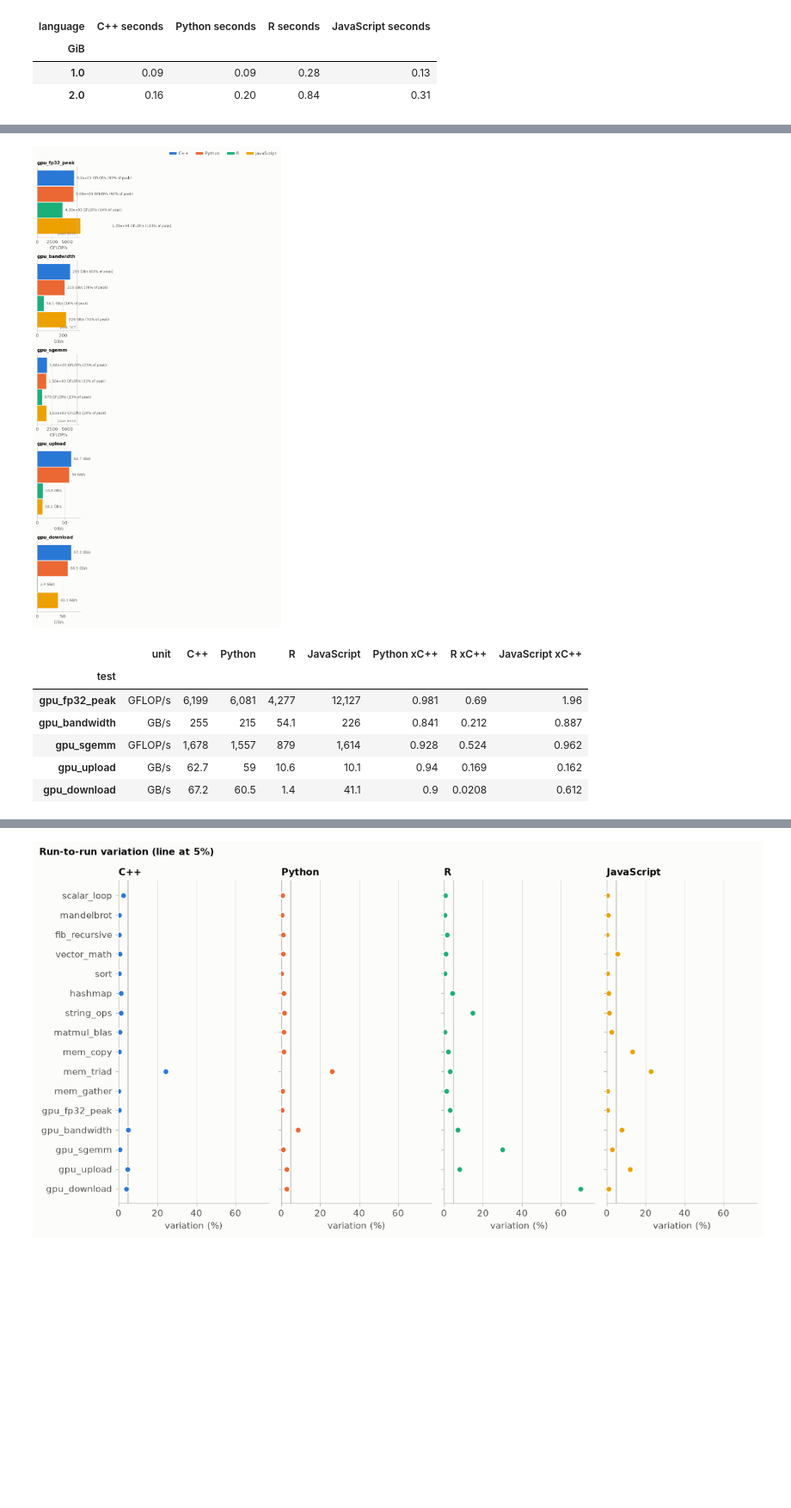
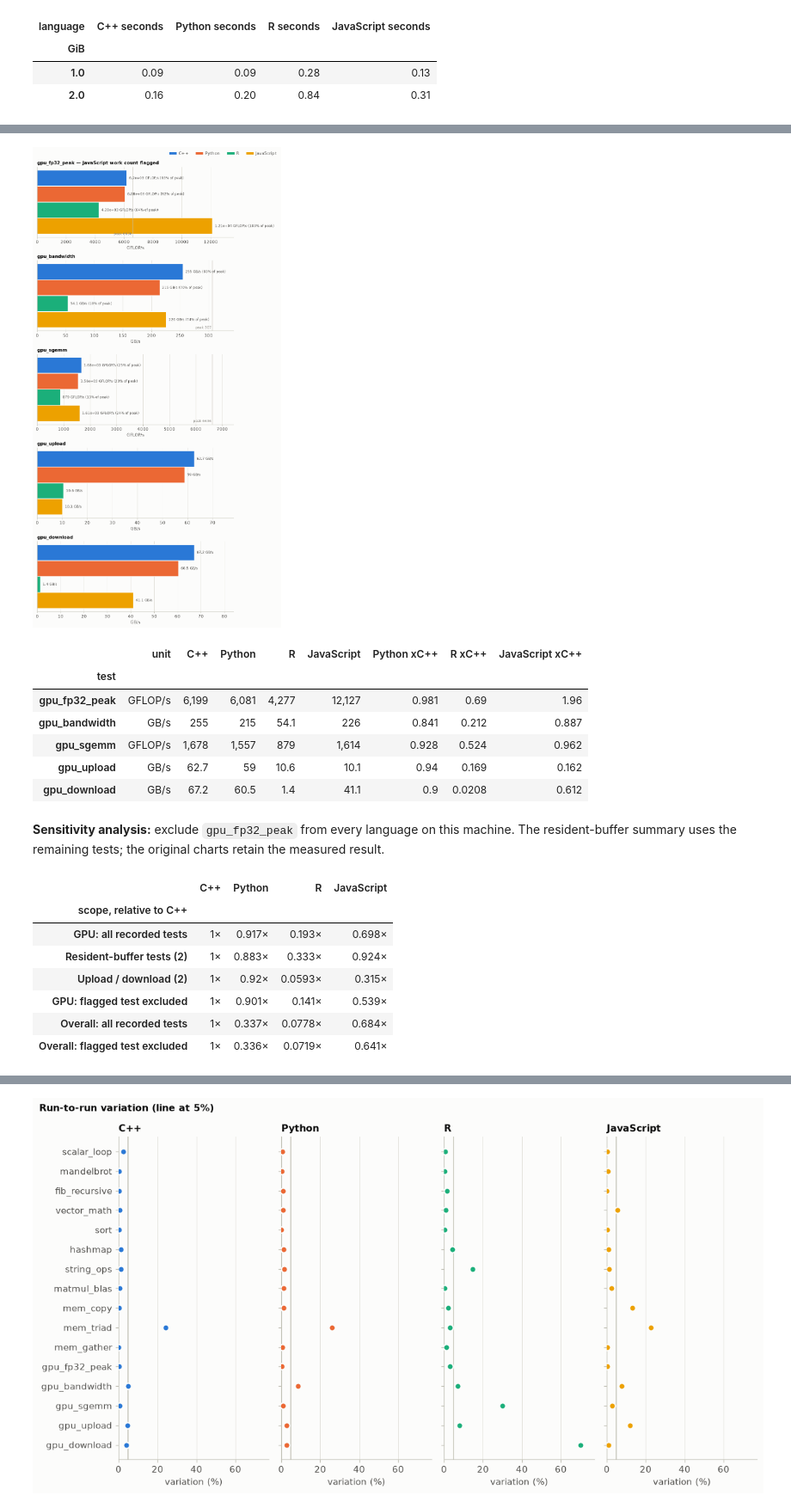
Before and after one commit to melhzy/benchmark, a Jupyter notebook: analysis.ipynb, the cells around one changed output, grey strips where cells are left out. Shown at 86% size. Drawn from its saved outputs; the diff is of its cells as text; code cells hidden in the pictures; blank space fills up the shorter version.

Commit message:
Improve benchmark writing, analysis, and conclusions

```diff
--- a/analysis.ipynb
+++ b/analysis.ipynb
@@ -409,6 +435,15 @@ ax.set_title(f"Score by category, relative to {REF}")
 finish_layout(fig, others); plt.show()
 
 display(scores.rename(index=dict(zip(scores.index, labels))).map(lambda v: f"{v:.3g}x" if np.isfinite(v) else "-"))
+
+# Reuse the page's scope calculation so exclusions and category weights stay consistent.
+from docs.build_page import scope_summary, blas_kind
+flagged_gpu = (SYSTEM.get("os", "").lower().startswith("macos")
+               and "JavaScript" in rate_by and "gpu_fp32_peak" in rate_by.index
+               and np.isfinite(PEAK["gpu_fp32_gflops"])
+               and rate_by.loc["gpu_fp32_peak", "JavaScript"] / 1e9 > 1.05 * PEAK["gpu_fp32_gflops"])
+scope = scope_summary(ratio, test_cat, ["gpu_fp32_peak"] if flagged_gpu else [])
+display(ratio.notna().sum().rename("tests contributing a ratio").to_frame())
 # %% [output]
 [figure]
 | language | C++ | Python | R | JavaScript |
@@ -626,28 +691,44 @@ multiply-adds, so it does about half the arithmetic (its check value differs in
 # %%
 gpu_tests = [t for t in TEST_ORDER if test_cat[t] == "gpu" and t in rate_by.index]
 if not gpu_tests:
     print("No GPU results. Check `skipped` in the table of section 2 (OpenCL driver installed? RUSTICL_ENABLE=radeonsi?).")
 else:
     gpu_langs = [l for l in langs if rate_by.loc[gpu_tests, l].notna().any()]
     missing = [l for l in langs if l not in gpu_langs]
     if missing:
         print("No GPU results for:", ", ".join(missing))
     fig, axes = plt.subplots(len(gpu_tests), 1, figsize=(8, 1.25 * len(gpu_tests) * max(len(gpu_langs), 2) / 2 + 0.6 * len(gpu_tests)),
                              squeeze=False)
     for ax, t in zip(axes.flat, gpu_tests):
         unit = tests_spec.set_index("test").unit[t]
         scale, label = DISPLAY[unit]
         peak = PEAK["gpu_fp32_gflops"] if unit == "FLOP" else (PEAK["gpu_mem_gbs"] if t == "gpu_bandwidth" else None)
         hbar_groups(ax, [t], gpu_langs, lambda _, l: rate_by.loc[t, l] / scale,
                     label_of=lambda _, l, v: f"{v:.3g} {label}" + (f" ({100 * v / peak:.0f}% of peak)" if peak and np.isfinite(peak) else ""))
         if peak is not None and np.isfinite(peak):
             peak_line(ax, peak, f"peak {peak:.0f}")
-            ax.set_xlim(0, peak * 1.08)
-        ax.set_yticks([]); ax.set_title(t); ax.set_xlabel(label)
+            ax.set_xlim(0, max(peak, float(rate_by.loc[t, gpu_langs].max()) / scale) * 1.12)
+        ax.set_yticks([])
+        ax.set_title(t + (" — JavaScript work count flagged" if flagged_gpu and t == "gpu_fp32_peak" else ""))
+        ax.set_xlabel(label)
     finish_layout(fig, gpu_langs); plt.show()
     rate_table(gpu_tests)
+
+profile_rows = {
+    "GPU: all recorded tests": cat_score.loc["gpu"].to_dict() if "gpu" in cat_score.index else {},
+    f"Resident-buffer tests ({len(scope['resident_tests'])})": scope["resident"],
+    f"Upload / download ({len(scope['transfer_tests'])})": scope["transfer"],
+}
+if scope["excluded"]:
+    profile_rows.update({"GPU: flagged test excluded": scope["gpu"],
+                         "Overall: all recorded tests": overall.to_dict(),
+                         "Overall: flagged test excluded": scope["overall"]})
+    display(Markdown("**Sensitivity analysis:** exclude `gpu_fp32_peak` from every language on this machine. "
+                     "The resident-buffer summary uses the remaining tests; the original charts retain the measured result."))
+display(pd.DataFrame(profile_rows).T.reindex(columns=langs).map(
+    lambda v: f"{v:.3g}×" if pd.notna(v) else "—").rename_axis(f"scope, relative to {REF}"))
 # %% [output]
-[figure, old version]
+[figure, new version]
 |  | unit | C++ | Python | R | JavaScript | Python xC++ | R xC++ | JavaScript xC++ |
 | test |  |  |  |  |  |  |  |  |
 | gpu_fp32_peak | GFLOP/s | 6,199 | 6,081 | 4,277 | 12,127 | 0.981 | 0.69 | 1.96 |
@@ -655,4 +736,13 @@ else:
 | gpu_sgemm | GFLOP/s | 1,678 | 1,557 | 879 | 1,614 | 0.928 | 0.524 | 0.962 |
 | gpu_upload | GB/s | 62.7 | 59 | 10.6 | 10.1 | 0.94 | 0.169 | 0.162 |
 | gpu_download | GB/s | 67.2 | 60.5 | 1.4 | 41.1 | 0.9 | 0.0208 | 0.612 |
+**Sensitivity analysis:** exclude `gpu_fp32_peak` from every language on this machine. The resident-buffer summary uses the remaining tests; the original charts retain the measured result.
+|  | C++ | Python | R | JavaScript |
+| scope, relative to C++ |  |  |  |  |
+| GPU: all recorded tests | 1× | 0.917× | 0.193× | 0.698× |
+| Resident-buffer tests (2) | 1× | 0.883× | 0.333× | 0.924× |
+| Upload / download (2) | 1× | 0.92× | 0.0593× | 0.315× |
+| GPU: flagged test excluded | 1× | 0.901× | 0.141× | 0.539× |
+| Overall: all recorded tests | 1× | 0.337× | 0.0778× | 0.684× |
+| Overall: flagged test excluded | 1× | 0.336× | 0.0719× | 0.641× |
 # %% [markdown]
```
Also changed, not shown: parts of 20 cells of this notebook, 4 other files.
